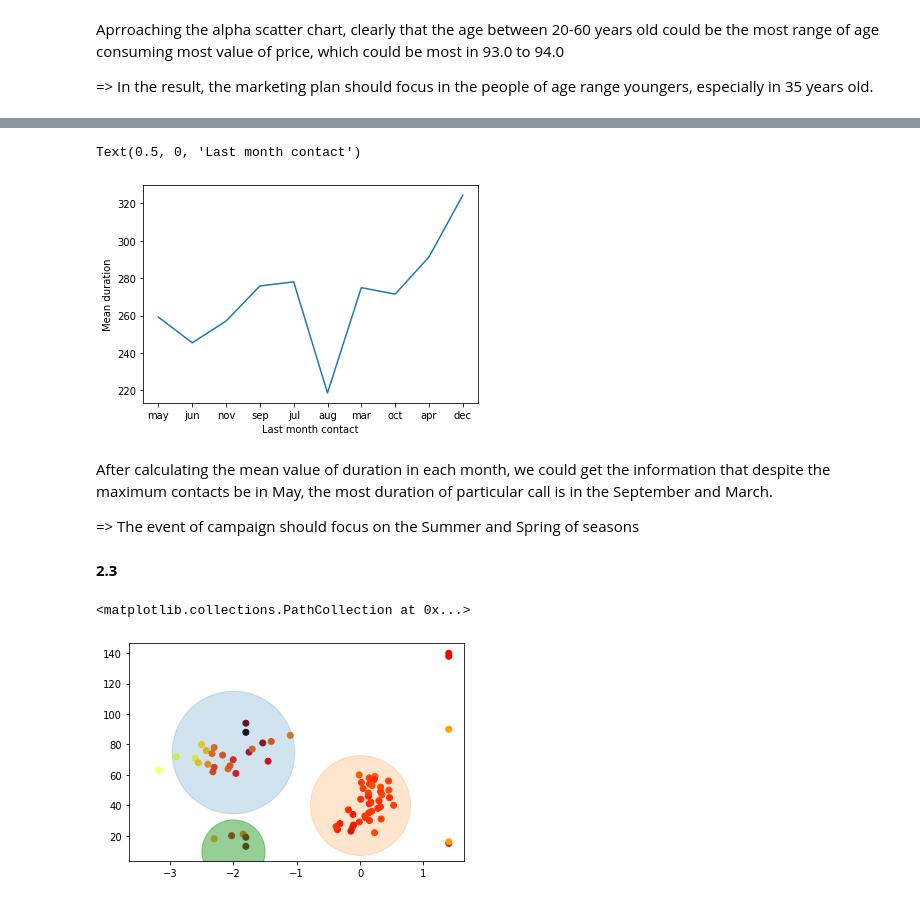
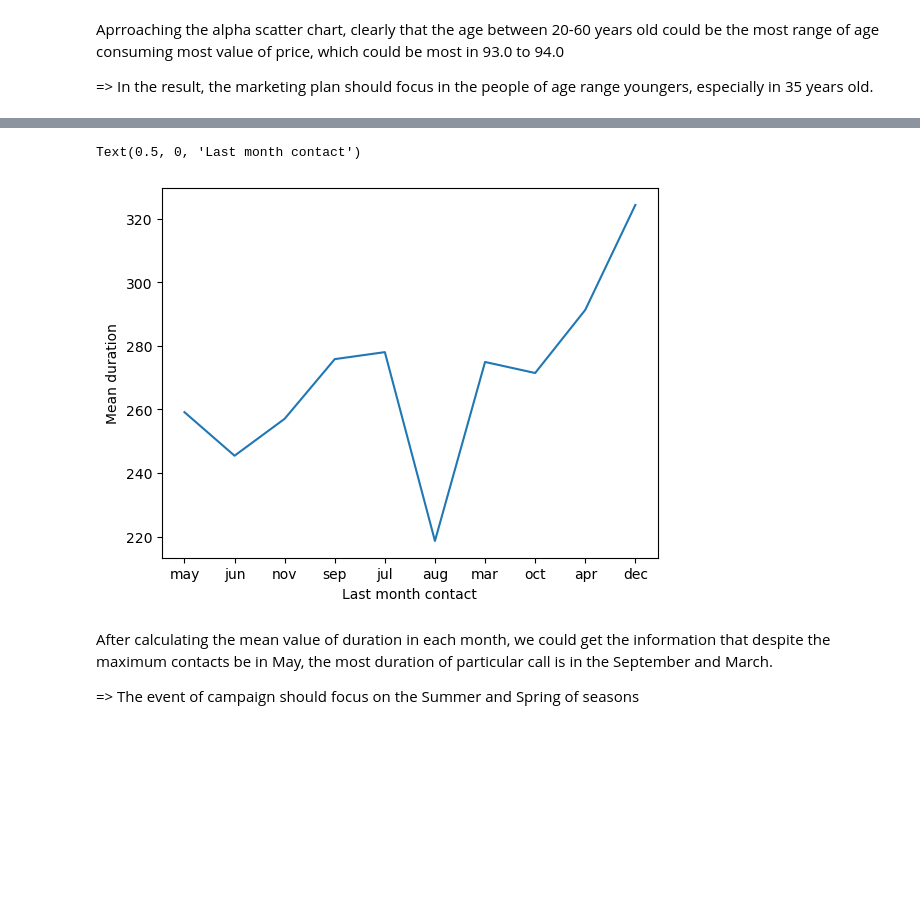
Before and after one commit to thinhsuy/Data_cleansing_summarising, a Jupyter notebook: myjob.ipynb, the cells around one changed output, grey strips where cells are left out. Drawn from its saved outputs; the diff is of its cells as text; code cells hidden in the pictures; blank space fills up the shorter version.

```diff
--- a/myjob.ipynb
+++ b/myjob.ipynb
@@ -99,3 +214,8 @@ Text(0.5, 0, 'Age')
 Aprroaching the alpha scatter chart, clearly that the age between 20-60 years old could be the most range of age consuming most value of price, which could be most in 93.0 to 94.0
 
 => In the result, the marketing plan should focus in the people of age range youngers, especially in 35 years old.
+# %%
+def getMeanValues(df, column_check, column_get):
+    items = list(df[column_check].unique())
+    values = [(df.loc[df[column_check]==i, column_get].dropna().mean()) for i in items]
+    return (values, items)
@@ -102,33 +237,13 @@ Aprroaching the alpha scatter chart, clearly that the age between 20-60 years ol
 # %%
-from statistics import mean
-
-def getMeanValues(df, column_check, column_get):
-    items = list(df[column_check].unique())
-    values = [(mean(list(df.loc[df[column_check]==ite, column_get].dropna()))) for ite in items]
-    return values, items
-
 x, y = getMeanValues(df, 'month', 'duration')
 rg = len(x)
 plt.plot(y[:rg], x[:rg])
 plt.ylabel("Mean duration")
 plt.xlabel("Last month contact")
 # %% [output]
 Text(0.5, 0, 'Last month contact')
-[figure, old version]
+[figure, new version]
 # %% [markdown]
 After calculating the mean value of duration in each month, we could get the information that despite the maximum contacts be in May, the most duration of particular call is in the September and March.
 
 => The event of campaign should focus on the Summer and Spring of seasons
-# %% [markdown]
-**2.3**
-# %%
-# Visualize the correlation of 3 columns, including [age], [emp.var.rate] and [cons.conf.idx]
-x, y = getMeanValues(df, 'age', 'emp.var.rate')
-z, y = getMeanValues(df, 'age', 'cons.conf.idx')
-plt.scatter(x, y, alpha=1, c=z, cmap='hot')
-plt.scatter(-2, 75, s=15000, alpha=0.2)
-plt.scatter(0, 40, s=10000, alpha=0.2)
-plt.scatter(-2, 10, s=4000, alpha=0.5, cmap="")
-# %% [output]
-<matplotlib.collections.PathCollection at 0x...>
-[figure, removed]
```
Also changed, not shown: parts of 35 cells of this notebook.
